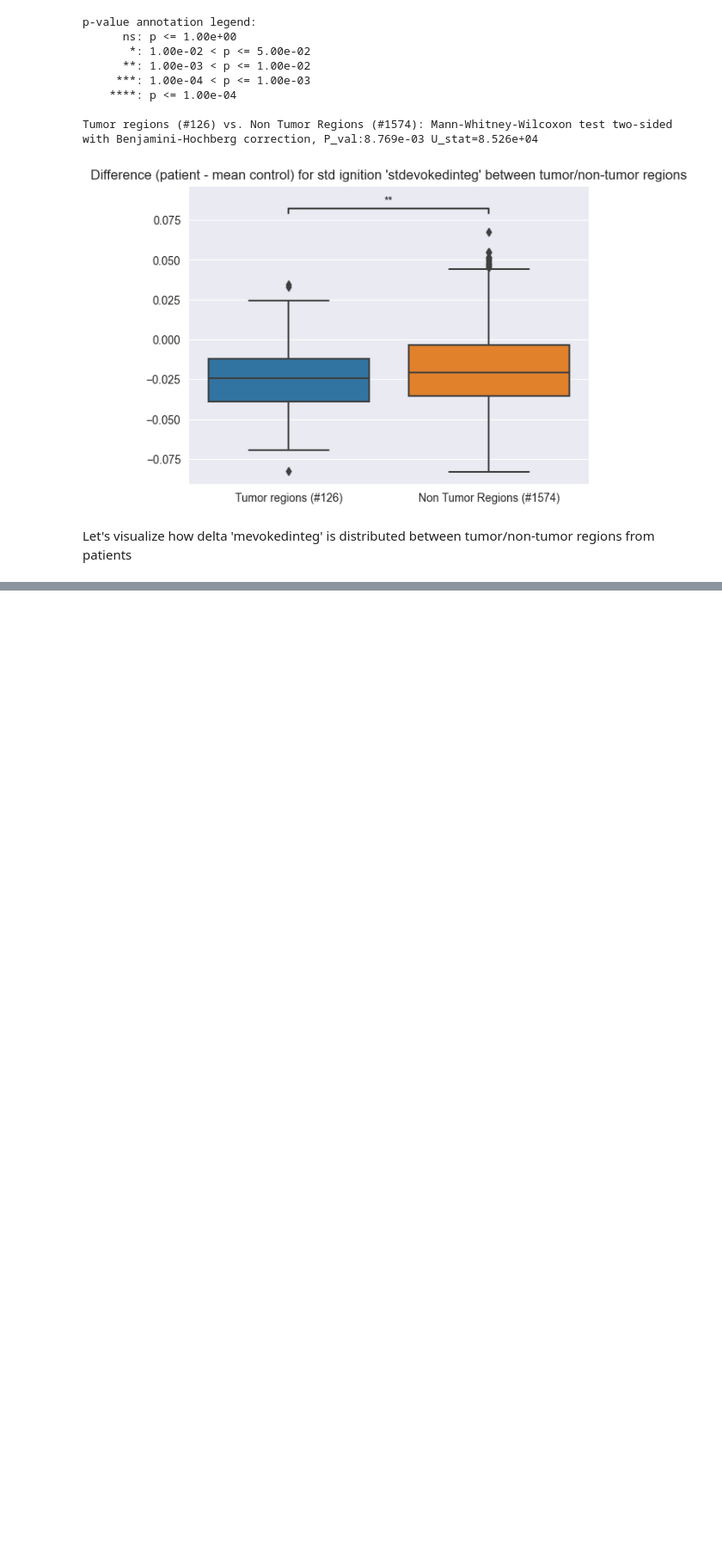
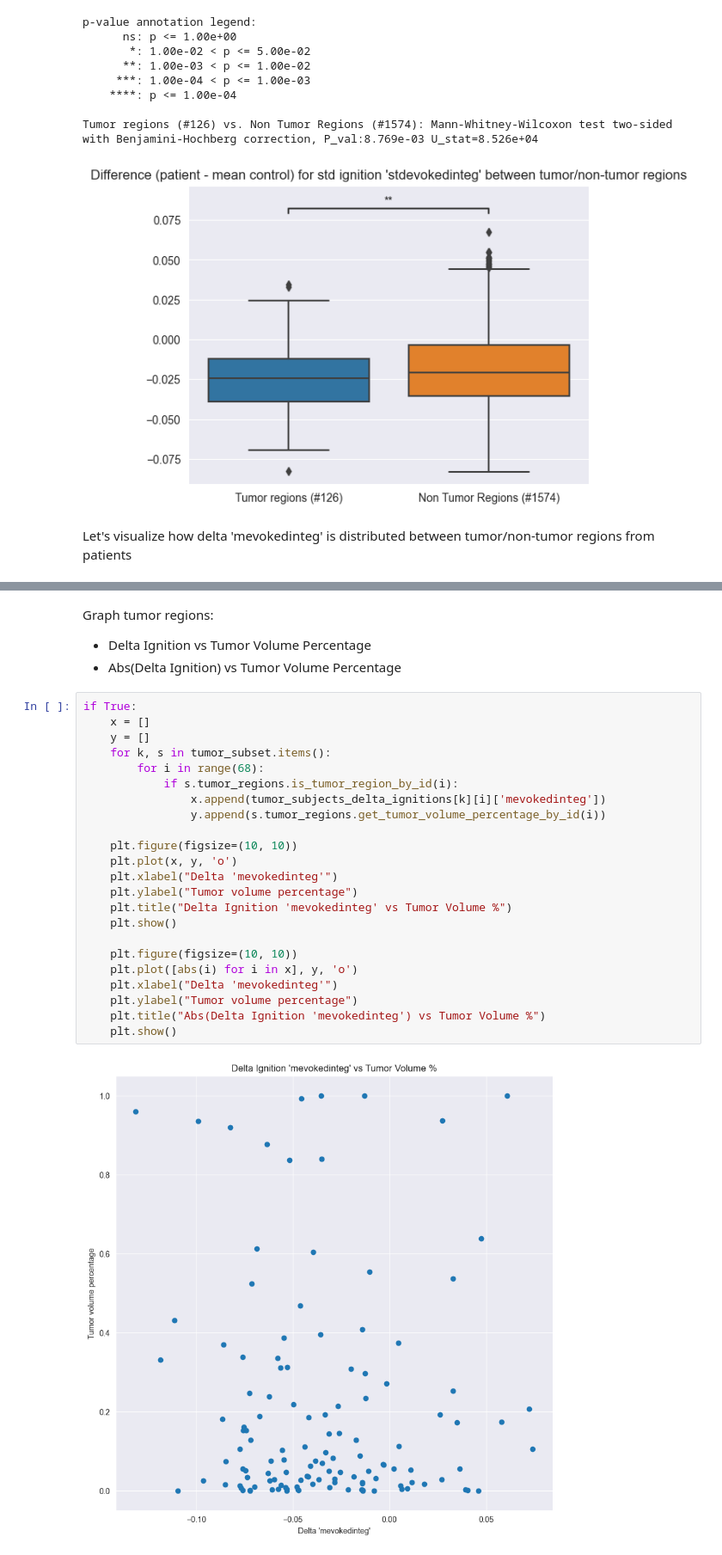
Before and after one commit to ajunca/BrainTumor, a Jupyter notebook: computations/ignition/ignition_deltas.ipynb, the cells around one changed output, grey strips where cells are left out. Shown: that part at 86% size. Saved outputs shown, nothing was run; the diff lists cells and outputs as text; blank space fills up the shorter version.

Commit message:
Computed tumor region volume + some delta ignition.

```diff
--- a/computations/ignition/ignition_deltas.ipynb
+++ b/computations/ignition/ignition_deltas.ipynb
@@ -101,0 +102,29 @@ if True:
+# %% [markdown]
+Graph tumor regions:
+- Delta Ignition vs Tumor Volume Percentage
+- Abs(Delta Ignition) vs Tumor Volume Percentage
+# %%
+if True:
+    x = []
+    y = []
+    for k, s in tumor_subset.items():
+        for i in range(68):
+            if s.tumor_regions.is_tumor_region_by_id(i):
+                x.append(tumor_subjects_delta_ignitions[k][i]['mevokedinteg'])
+                y.append(s.tumor_regions.get_tumor_volume_percentage_by_id(i))
+
+    plt.figure(figsize=(10, 10))
+    plt.plot(x, y, 'o')
+    plt.xlabel("Delta 'mevokedinteg'")
+    plt.ylabel("Tumor volume percentage")
+    plt.title("Delta Ignition 'mevokedinteg' vs Tumor Volume %")
+    plt.show()
+
+    plt.figure(figsize=(10, 10))
+    plt.plot([abs(i) for i in x], y, 'o')
+    plt.xlabel("Delta 'mevokedinteg'")
+    plt.ylabel("Tumor volume percentage")
+    plt.title("Abs(Delta Ignition 'mevokedinteg') vs Tumor Volume %")
+    plt.show()
+# %% [output]
+[figure, added]
```
Also changed, not shown: parts of 2 cells of this notebook, 3 other files.
